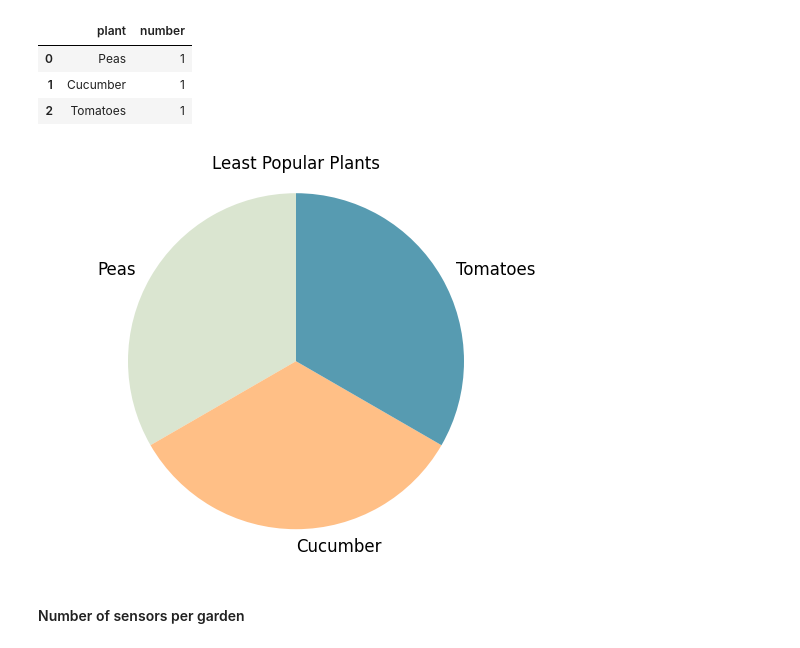
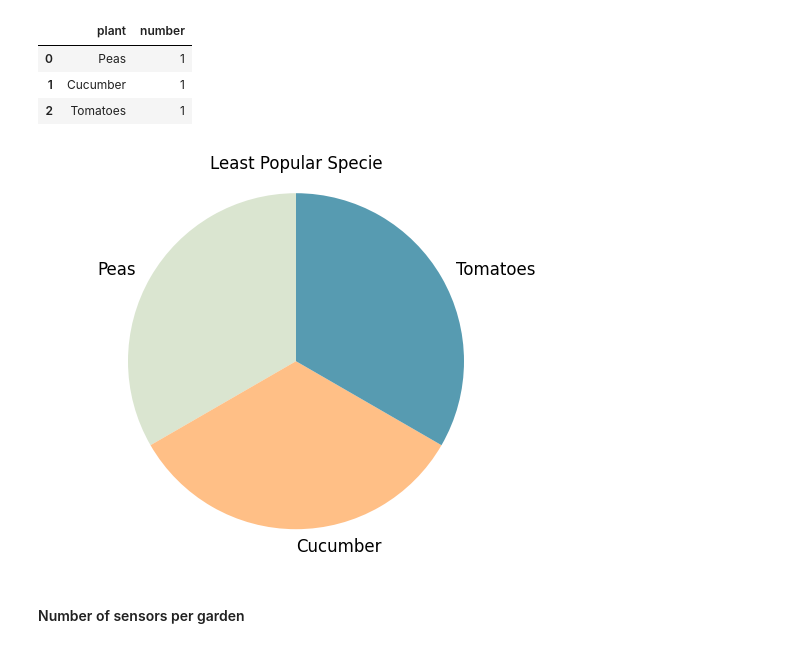
Before and after one commit to Action52/GrowSmart, a Jupyter notebook: notebooks/Lily_Dashboard_queries.ipynb, the cells around one changed output. Saved outputs shown, nothing was run; the diff lists cells and outputs as text; code cells hidden in the pictures.

```diff
--- a/notebooks/Lily_Dashboard_queries.ipynb
+++ b/notebooks/Lily_Dashboard_queries.ipynb
@@ -222,15 +222,15 @@ leastPopular_df
 # %%
 colors = ['#DAE5D0', '#FFBF86', '#579BB1']
 
 fig2, ax2 = plt.subplots()
 ax2.pie(leastPopular_df['number'], labels=leastPopular_df['plant'], colors=colors,
         startangle=90, textprops={'fontsize': 12})
 ax2.axis('equal')
-ax2.set_title('Least Popular Plants')
+ax2.set_title('Least Popular Specie')
 
 plt.show()
 # %% [output]
-[figure, old version]
+[figure, new version]
 # %% [markdown]
 #### Number of sensors per garden
 # %%
```
Also changed, not shown: parts of 11 cells of this notebook, 1 other file.
